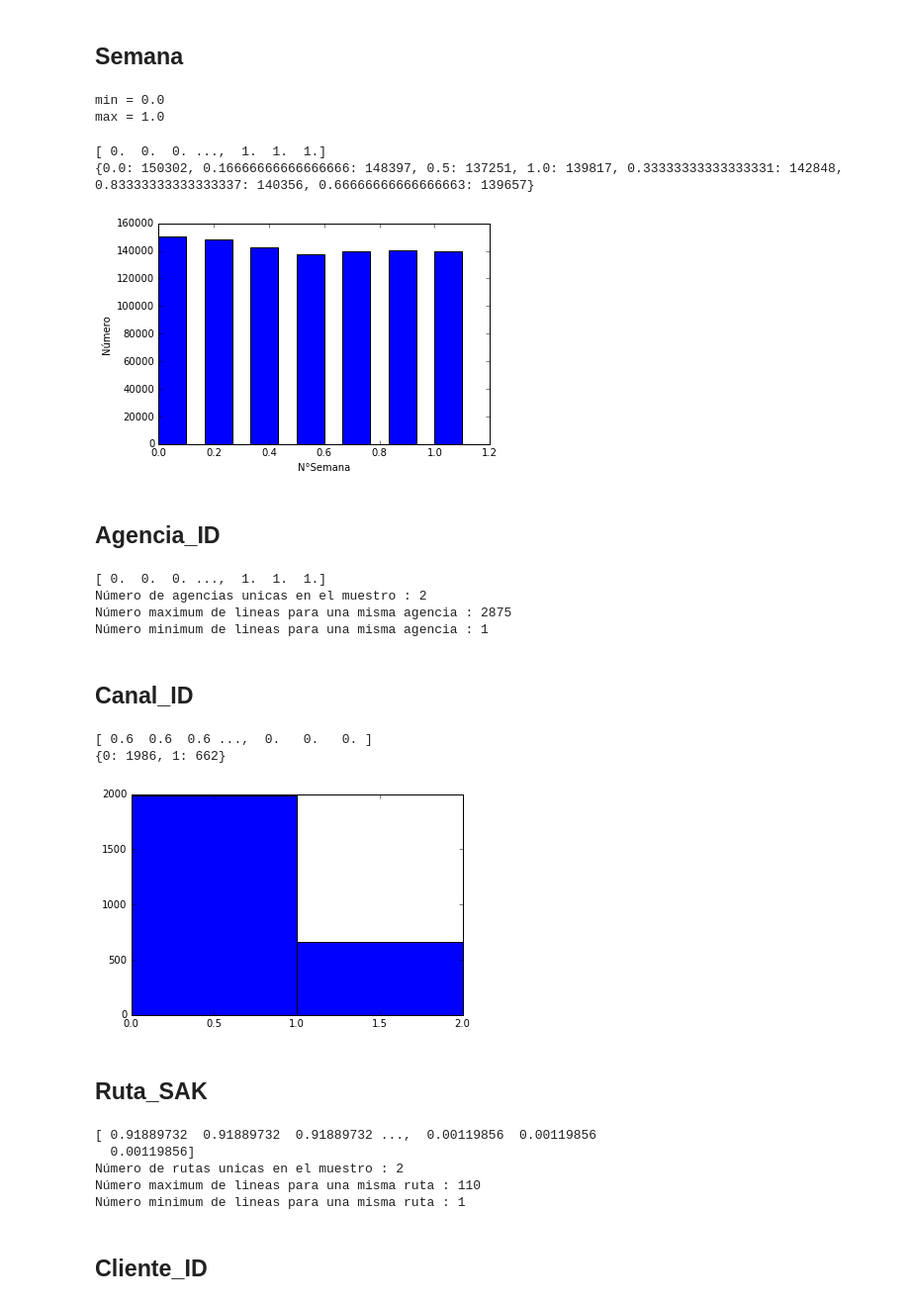
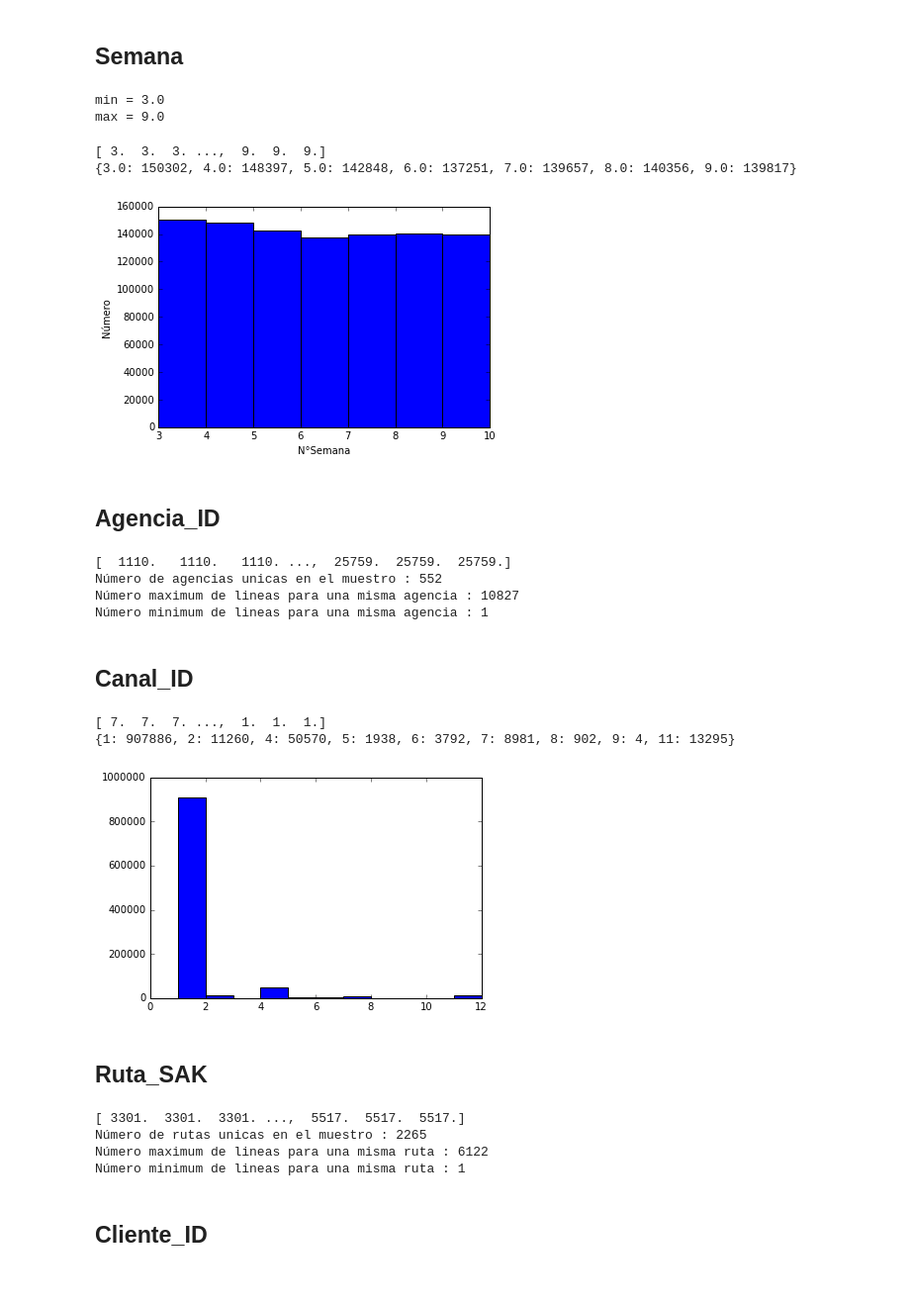
Before and after one commit to TheoFaure/MineriaDatos_GrupoBimbo, a Jupyter notebook: AnalisisDescriptivo.ipynb, the cells around one changed output. Shown at 99% size. Saved outputs shown, nothing was run; the diff lists cells and outputs as text; code cells hidden in the pictures.

```diff
--- a/AnalisisDescriptivo.ipynb
+++ b/AnalisisDescriptivo.ipynb
@@ -20,43 +20,43 @@ import matplotlib
 import numpy as np
 import matplotlib.pyplot as plt
 
-#datas = np.loadtxt("muestro.csv", delimiter = ",", skiprows = 1)
-df = pd.read_csv('trainSample.csv')
+datas = np.loadtxt("muestro.csv", delimiter = ",", skiprows = 1)
+#df = pd.read_csv('trainSample.csv')
 
-cols_to_norm = ['Semana','Agencia_ID','Canal_ID','Ruta_SAK','Cliente_ID','Producto_ID',
-                'Venta_uni_hoy','Venta_hoy','Dev_uni_proxima','Dev_proxima','Demanda_uni_equil']
-datas = df[cols_to_norm].apply(lambda x: (x - x.min()) / (x.max() - x.min()))
-datas = datas.values
+#cols_to_norm = ['Semana','Agencia_ID','Canal_ID','Ruta_SAK','Cliente_ID','Producto_ID',
+#                'Venta_uni_hoy','Venta_hoy','Dev_uni_proxima','Dev_proxima','Demanda_uni_equil']
+#datas = df[cols_to_norm].apply(lambda x: (x - x.min()) / (x.max() - x.min()))
+#datas = datas.values
 # %% [markdown]
 ## Semana
 # %%
 print("min = " + str(np.min(datas, axis=0)[0]))
 print("max = " + str(np.max(datas, axis=0)[0]))
 # %% [output]
-min = 0.0
-max = 1.0
+min = 3.0
+max = 9.0
 # %%
 fig = plt.figure()
 ax = plt.subplot(111)
 print(datas[:, 0])
 
 list_semanas = {}
 for data in datas[:, 0]:
     if data in list_semanas:
         list_semanas[data] += 1
     else:
         list_semanas[data] = 1
 
-ax.bar(list_semanas.keys(), list_semanas.values(), width=.1)
+ax.bar(list_semanas.keys(), list_semanas.values(), width=1)
 ax.set_ylabel('Número')
 ax.set_xlabel('N°Semana')
 
 print(list_semanas)
 plt.show()
 # %% [output]
-[ 0.  0.  0. ...,  1.  1.  1.]
-{0.0: 150302, 0.16666666666666666: 148397, 0.5: 137251, 1.0: 139817, 0.33333333333333331: 142848, 0.83333333333333337: 140356, 0.66666666666666663: 139657}
+[ 3.  3.  3. ...,  9.  9.  9.]
+{3.0: 150302, 4.0: 148397, 5.0: 142848, 6.0: 137251, 7.0: 139657, 8.0: 140356, 9.0: 139817}
-[figure, old version]
+[figure, new version]
 # %% [markdown]
 ## Agencia_ID
 # %%
@@ -72,9 +72,9 @@ print("Número de agencias unicas en el muestro : " + str(len(list_semanas.keys(
 print("Número maximum de lineas para una misma agencia : " + str(max(list_semanas.values())))
 print("Número minimum de lineas para una misma agencia : " + str(min(list_semanas.values())))
 # %% [output]
-[ 0.  0.  0. ...,  1.  1.  1.]
-Número de agencias unicas en el muestro : 2
-Número maximum de lineas para una misma agencia : 2875
+[  1110.   1110.   1110. ...,  25759.  25759.  25759.]
+Número de agencias unicas en el muestro : 552
+Número maximum de lineas para una misma agencia : 10827
 Número minimum de lineas para una misma agencia : 1
 # %% [markdown]
 ## Canal_ID
@@ -94,9 +94,9 @@ ax.bar(list_semanas.keys(), list_semanas.values(), width=1)
 
 plt.show()
 # %% [output]
-[ 0.6  0.6  0.6 ...,  0.   0.   0. ]
-{0: 1986, 1: 662}
+[ 7.  7.  7. ...,  1.  1.  1.]
+{1: 907886, 2: 11260, 4: 50570, 5: 1938, 6: 3792, 7: 8981, 8: 902, 9: 4, 11: 13295}
-[figure, old version]
+[figure, new version]
 # %% [markdown]
 ## Ruta_SAK
 # %%
@@ -112,10 +112,9 @@ print("Número de rutas unicas en el muestro : " + str(len(list_semanas.keys()))
 print("Número maximum de lineas para una misma ruta : " + str(max(list_semanas.values())))
 print("Número minimum de lineas para una misma ruta : " + str(min(list_semanas.values())))
 # %% [output]
-[ 0.91889732  0.91889732  0.91889732 ...,  0.00119856  0.00119856
-  0.00119856]
-Número de rutas unicas en el muestro : 2
-Número maximum de lineas para una misma ruta : 110
+[ 3301.  3301.  3301. ...,  5517.  5517.  5517.]
+Número de rutas unicas en el muestro : 2265
+Número maximum de lineas para una misma ruta : 6122
 Número minimum de lineas para una misma ruta : 1
 # %% [markdown]
 ## Cliente_ID
```
Also changed, not shown: parts of 8 cells of this notebook, 1 other file.
